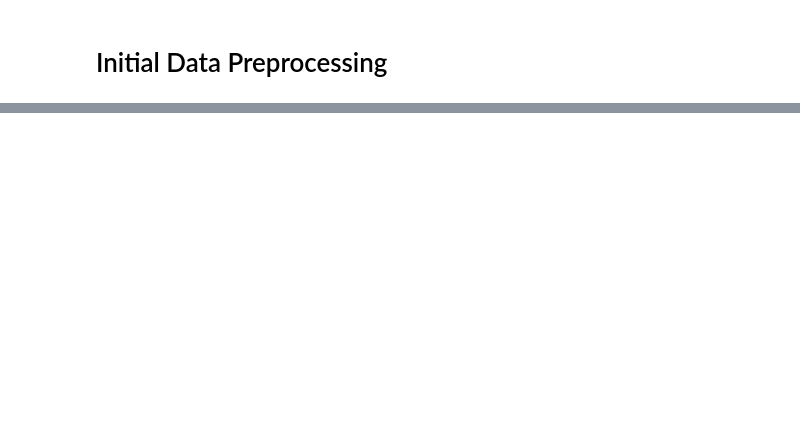
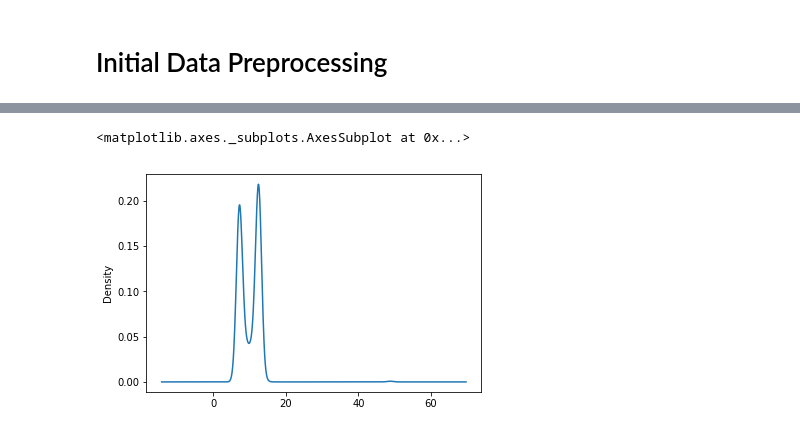
Before and after one commit to jesus-r-mendoza/Operations-Data-and-Mgmt-System, a Jupyter notebook: machine-learning/data-analysis/Data-Preprocessing.ipynb, the cells around one changed output, grey strips where cells are left out. Cells and saved outputs as stored; diff of their text form; code cells hidden in the pictures; blank space fills up the shorter version.

```diff
--- a/machine-learning/data-analysis/Data-Preprocessing.ipynb
+++ b/machine-learning/data-analysis/Data-Preprocessing.ipynb
@@ -42,0 +94,6 @@ datetime.datetime(2012, 11, 11, 0, 0)
+# %%
+# series[3].plot()
+series[3].plot(kind='kde')
+# %% [output]
+<matplotlib.axes._subplots.AxesSubplot at 0x...>
+[figure, added]
```
Also changed, not shown: parts of 13 cells of this notebook.
